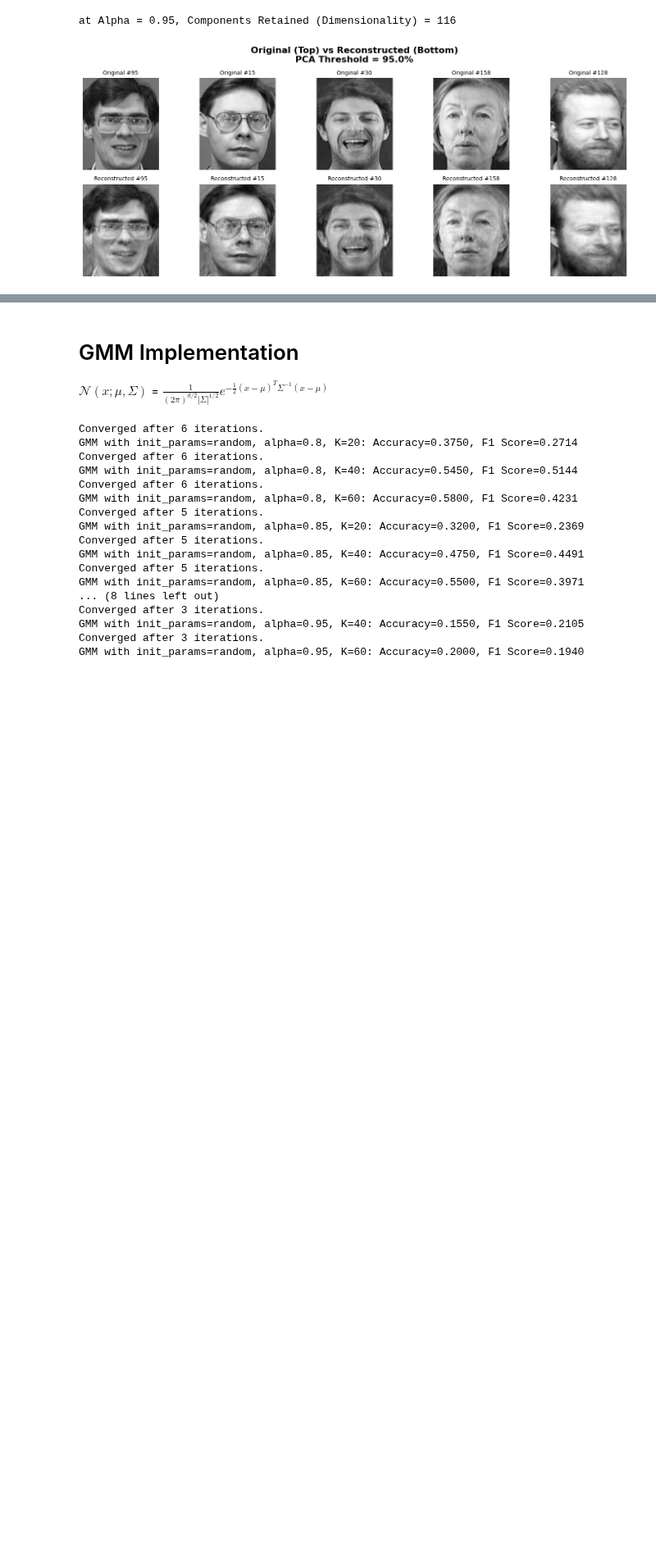
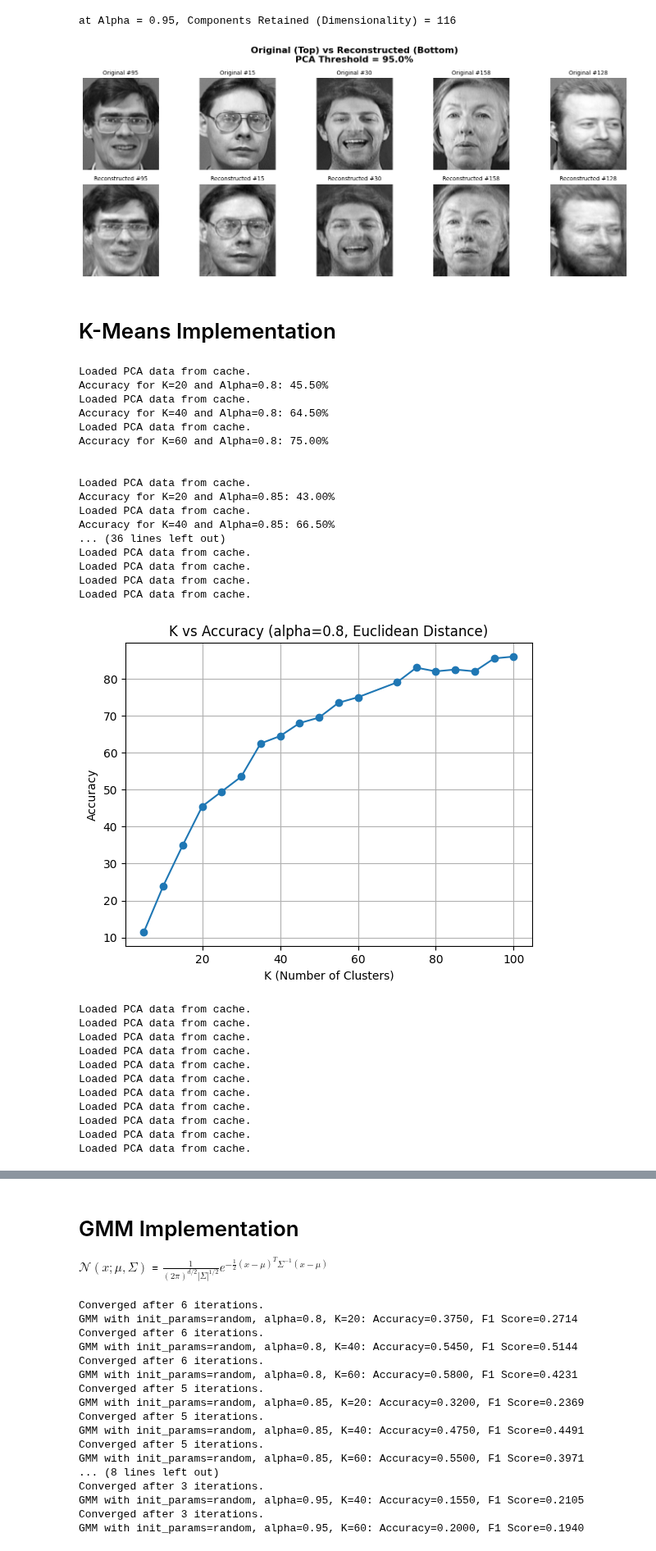
Before and after one commit to ahmedyoussefg/Face-Recognition-ORL, a Jupyter notebook: face_recognition.ipynb, the cells around one changed output, grey strips where cells are left out. Shown at 82% size. Cells and saved outputs as stored; diff of their text form; code cells hidden in the pictures; blank space fills up the shorter version.

Commit message:
Merge Kmeans

```diff
--- a/face_recognition.ipynb
+++ b/face_recognition.ipynb
@@ -196,3 +198,5 @@ at Alpha = 0.9, Components Retained (Dimensionality) = 77
 [figure]
 at Alpha = 0.95, Components Retained (Dimensionality) = 116
 [figure]
+# %% [markdown]
+# K-Means Implementation
@@ -198,0 +350,74 @@ at Alpha = 0.95, Components Retained (Dimensionality) = 116
+# %%
+def kmean_analysis(X_train, y_train, X_test, y_test):
+    k_values = [20,40,60]
+    alpha_values = [0.8, 0.85, 0.9, 0.95]
+    for alpha in alpha_values:
+        for k in k_values:
+            accuracy,_ = evaluate_model(X_train, y_train, X_test, y_test, n_clusters=k, alpha=alpha,random_initializations_limit=300, distance_strategy = EuclideanDistance)
+            print(f"Accuracy for K={k} and Alpha={alpha}: {accuracy:.2f}%")
+        print("\n")
+    print("--------------------------------------------------")
+
+    # Plot Accuracy vs K and Alpha
+    k_values = [5, 10, 15, 20, 25, 30,35, 40,45, 50, 55, 60,70, 75, 80, 85, 90, 95, 100]
+    alpha_values = [0.1,0.2,0.4,0.5,0.6,0.7,0.8, 0.85, 0.9, 0.95, 0.99]
+
+    acc_vs_k = []
+    for K in k_values:
+        accuracy,_  = evaluate_model(X_train, y_train, X_test, y_test, n_clusters=K, alpha=0.8,random_initializations_limit=300, distance_strategy = EuclideanDistance)
+        acc_vs_k.append(accuracy)
+
+    # Plot Accuracy vs K
+    plt.figure()
+    plt.plot(k_values, acc_vs_k, marker='o')
+    plt.xlabel('K (Number of Clusters)')
+    plt.ylabel('Accuracy')
+    plt.title('K vs Accuracy (alpha=0.8, Euclidean Distance)')
+    plt.grid(True)
+    plt.show()
+
+    acc_vs_alpha = []
+    for alpha in alpha_values:
+        accuracy,_  = evaluate_model(X_train, y_train, X_test, y_test, n_clusters = 60, alpha=alpha,random_initializations_limit=300, distance_strategy = EuclideanDistance)
+        acc_vs_alpha.append(accuracy)
+
+    # Plot Accuracy vs Alpha
+    plt.figure()
+    plt.plot(alpha_values, acc_vs_alpha, marker='o')
+    plt.xlabel('Alpha (PCA Threshold)')
+    plt.ylabel('Accuracy')
+    plt.title('Alpha vs Accuracy (K=60, Euclidean Distance)')
+    plt.grid(True)
+    plt.show()
+
+kmean_analysis(X_train, y_train, X_test, y_test)
+# %% [output]
+Loaded PCA data from cache.
+Accuracy for K=20 and Alpha=0.8: 45.50%
+Loaded PCA data from cache.
+Accuracy for K=40 and Alpha=0.8: 64.50%
+Loaded PCA data from cache.
+Accuracy for K=60 and Alpha=0.8: 75.00%
+
+
+Loaded PCA data from cache.
+Accuracy for K=20 and Alpha=0.85: 43.00%
+Loaded PCA data from cache.
+Accuracy for K=40 and Alpha=0.85: 66.50%
+... (36 lines left out)
+Loaded PCA data from cache.
+Loaded PCA data from cache.
+Loaded PCA data from cache.
+Loaded PCA data from cache.
+[figure, added]
+Loaded PCA data from cache.
+Loaded PCA data from cache.
+Loaded PCA data from cache.
+Loaded PCA data from cache.
+Loaded PCA data from cache.
+Loaded PCA data from cache.
+Loaded PCA data from cache.
+Loaded PCA data from cache.
+Loaded PCA data from cache.
+Loaded PCA data from cache.
+Loaded PCA data from cache.
```
Also changed, not shown: parts of 12 cells of this notebook.
